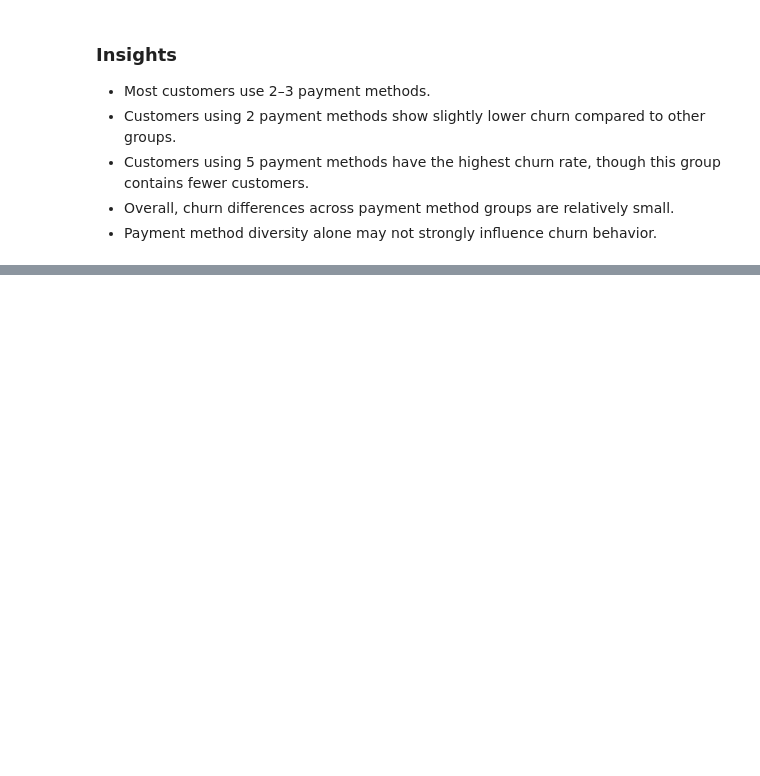
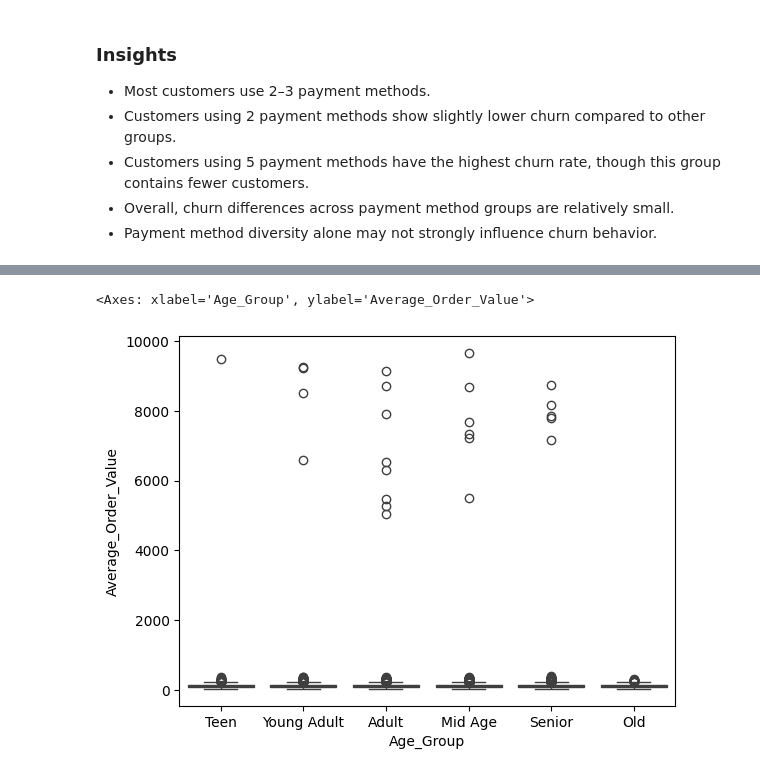
Before and after one commit to laharitummala-tech/Customer-Churn-Intelligence-Retention-System, a Jupyter notebook: notebooks/01_bivariate_eda.ipynb.ipynb, the cells around one changed output, grey strips where cells are left out. Drawn from its saved outputs; the diff is of its cells as text; code cells hidden in the pictures; blank space fills up the shorter version.

Commit message:
Completed multivariate EDA and invalid value preprocessing

```diff
--- a/notebooks/01_bivariate_eda.ipynb.ipynb
+++ b/notebooks/01_bivariate_eda.ipynb.ipynb
@@ -555,0 +683,5 @@ Payment_Method_Diversity
+# %%
+sns.boxplot(data=df,x="Age_Group",y="Average_Order_Value")
+# %% [output]
+<Axes: xlabel='Age_Group', ylabel='Average_Order_Value'>
+[figure, added]
```
Also changed, not shown: parts of 10 cells of this notebook.
